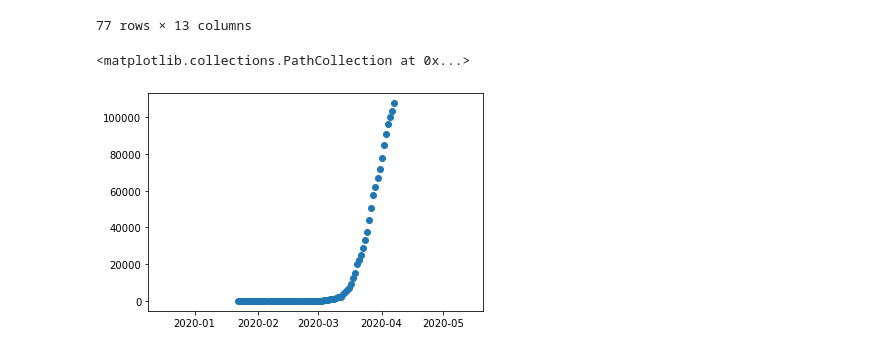
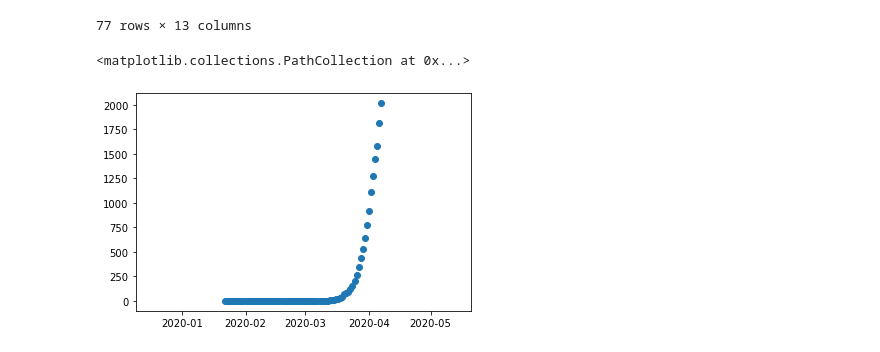
Before and after one commit to BitaNajd/DATA-THIEVES-COVID19, a Jupyter notebook: WiP/Bita/Read-Who-json-file.ipynb, the cells around one changed output. Drawn from its saved outputs; the diff is of its cells as text; code cells hidden in the pictures.

```diff
--- a/WiP/Bita/Read-Who-json-file.ipynb
+++ b/WiP/Bita/Read-Who-json-file.ipynb
@@ -17,7 +18,7 @@ df_who.head()
 | 3 | Afghanistan | AF | 33.94 | 67.71 | 0 | 0 | 0 | 0 | 2020-01-25 00:00:00+00:00 | 828ca7f3-144f-4732-b659-a60f97755626 | ... |
 | 4 | Afghanistan | AF | 33.94 | 67.71 | 0 | 0 | 0 | 0 | 2020-01-26 00:00:00+00:00 | 828ca7f3-144f-4732-b659-a60f97755626 | ... |
 # %%
-Confirmed 	df_who_Germany = df_who[df_who['Country'] =="Germany"]
+df_who_Germany = df_who[df_who['Country'] =="Germany"]
 #NewYork = covdat["Indexes"]= covdat["Province/State"].str.find('newyork')
 # %%
 df_who_Germany
@@ -36,7 +37,7 @@ df_who_Germany
 | 9705 | Germany | DE | 51.17 | 10.45 | 107663 | 2016 | 36081 | 0 | 2020-04-07 00:00:00+00:00 | f770bd88-1a35-4430-bdbc-be3c62afc16b | ... |
 77 rows × 13 columns
 # %%
-plt.scatter(df_who_Germany['Date'], df_who_Germany['Confirmed'])
+plt.scatter(df_who_Germany['Date'], df_who_Germany['Deaths'])
 # %% [output]
 <matplotlib.collections.PathCollection at 0x...>
-[figure, old version]
+[figure, new version]
```
Also changed, not shown: parts of 38 cells of this notebook, 15 other files.
